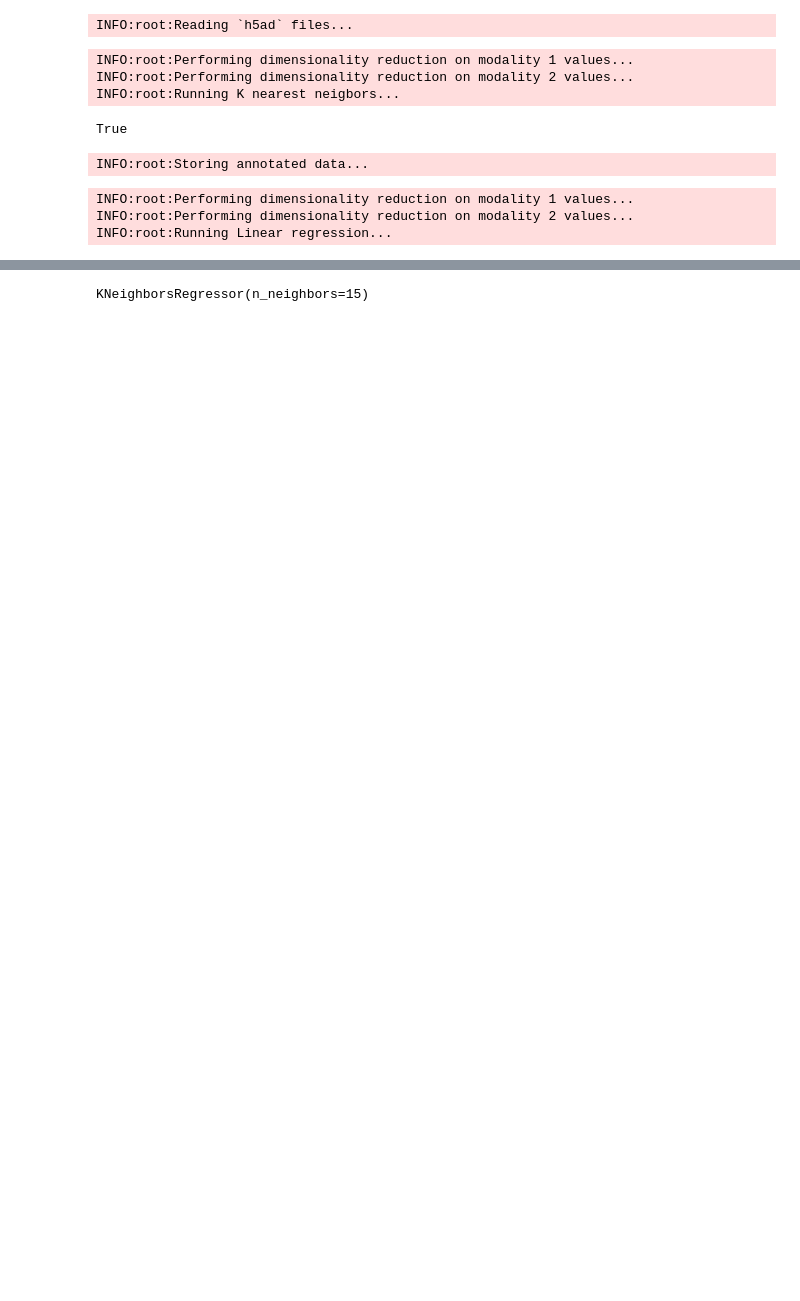
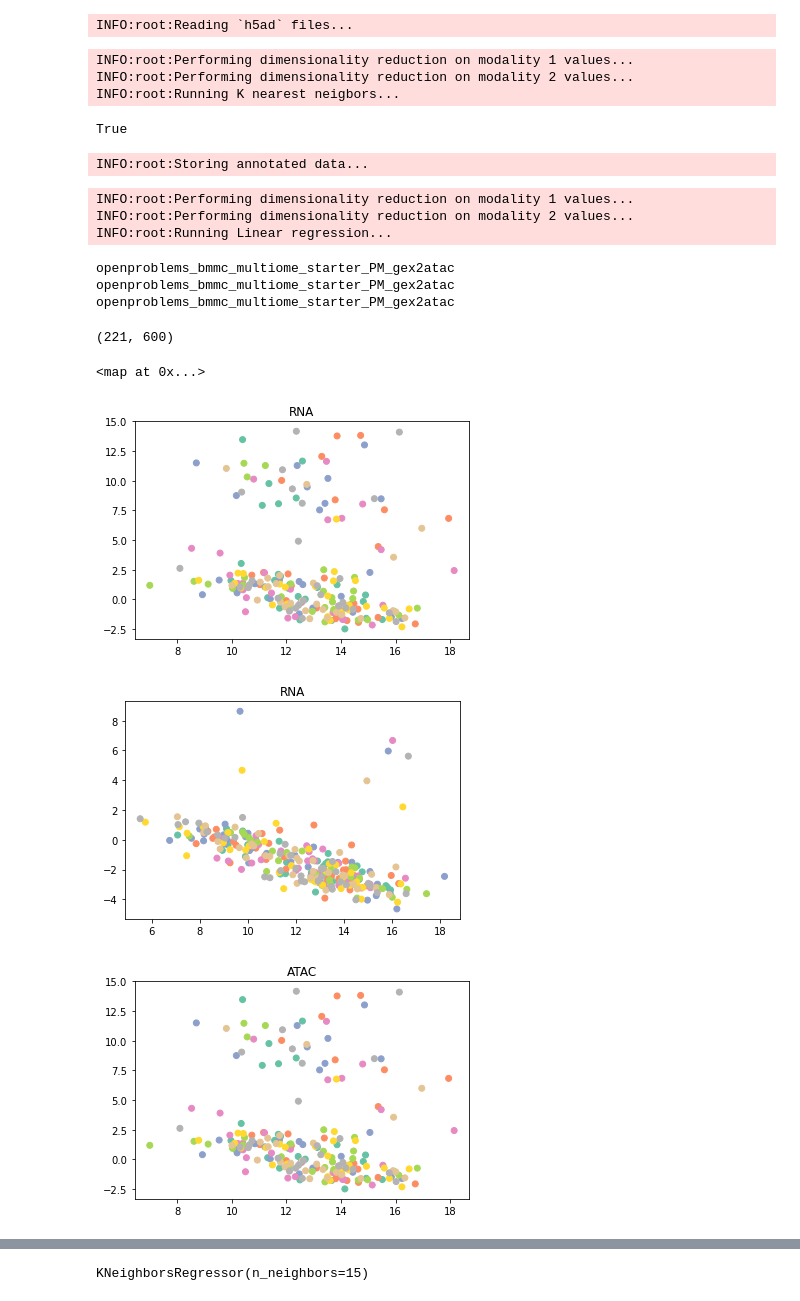
Before and after one commit to mmccown5/QCM_project, a Jupyter notebook: script.ipynb, the cells around one changed output, grey strips where cells are left out. Saved outputs shown, nothing was run; the diff lists cells and outputs as text; code cells hidden in the pictures; blank space fills up the shorter version.

```diff
--- a/script.ipynb
+++ b/script.ipynb
@@ -118,0 +122,16 @@ INFO:root:Running Linear regression...
+# %%
+print(input_train_mod1.uns['dataset_id'])
+print(input_train_mod2.uns['dataset_id'])
+print(input_test_mod1.uns['dataset_id'])
+# %% [output]
+openproblems_bmmc_multiome_starter_PM_gex2atac
+openproblems_bmmc_multiome_starter_PM_gex2atac
+openproblems_bmmc_multiome_starter_PM_gex2atac
+# %%
+m1_tr = pd.DataFrame(X_train)
+m1_te = pd.DataFrame(X_test)
+m2_tr = pd.DataFrame(X_train)
+# %%
+input_train_mod2.shape
+# %% [output]
+(221, 600)
@@ -118,0 +146,20 @@ INFO:root:Running Linear regression...
+# %%
+RGB
+# %% [output]
+<map at 0x...>
+# %%
+plt.scatter(m1_tr[0], m1_tr[1], c=m1_tr.index, cmap='Set2')
+plt.title("RNA")
+plt.show()
+
+plt.scatter(m1_te[0], m1_te[1], c=m1_te.index, cmap='Set2')
+plt.title("RNA")
+plt.show()
+
+plt.scatter(m2_tr[0], m2_tr[1], c=m2_tr.index, cmap='Set2')
+plt.title("ATAC")
+plt.show()
+# %% [output]
+[figure, added]
+[figure, added]
+[figure, added]
```
Also changed, not shown: parts of 18 cells of this notebook, 3 other files.
